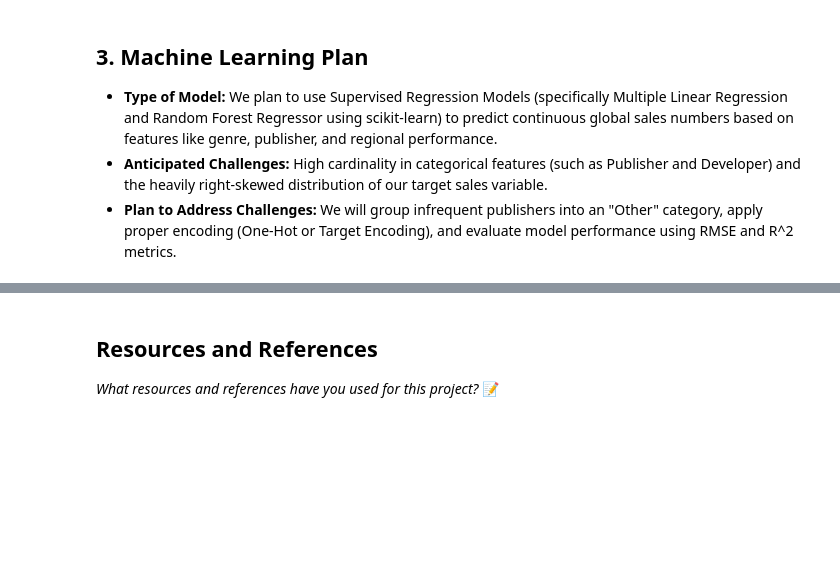
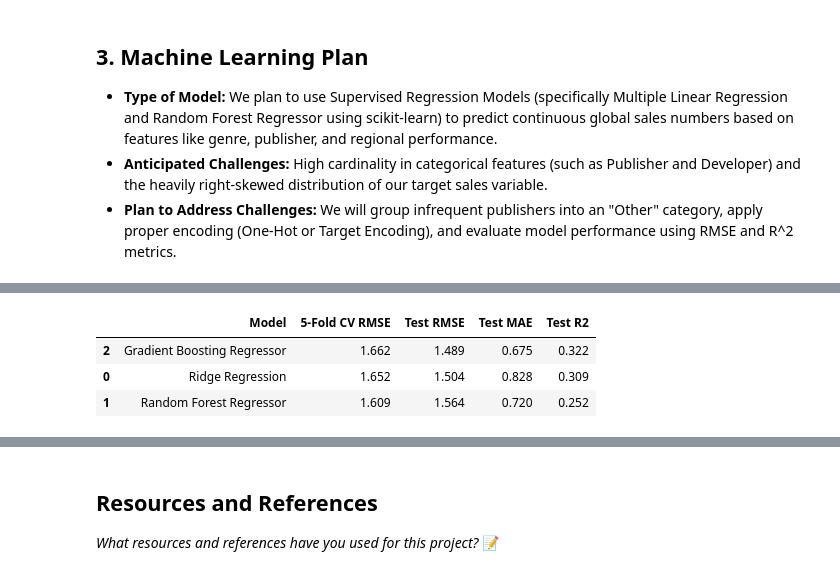
Before and after one commit to IT4063C-Fall2026/data-tech-analytics-final-project-surapanenisairam, a Jupyter notebook: source.ipynb, the cells around one changed output, grey strips where cells are left out. Saved outputs shown, nothing was run; the diff lists cells and outputs as text; code cells hidden in the pictures; blank space fills up the shorter version.

```diff
--- a/source.ipynb
+++ b/source.ipynb
@@ -185,0 +215,92 @@ dtype: int64
+# %%
+import numpy as np
+import pandas as pd
+from sklearn.compose import ColumnTransformer
+from sklearn.ensemble import GradientBoostingRegressor, RandomForestRegressor
+from sklearn.impute import SimpleImputer
+from sklearn.linear_model import Ridge
+from sklearn.metrics import mean_absolute_error, mean_squared_error, r2_score
+from sklearn.model_selection import cross_val_score, train_test_split
+from sklearn.pipeline import Pipeline
+from sklearn.preprocessing import OneHotEncoder, StandardScaler
+
+# 1. Select features and target
+candidate_features = ["Genre_x", "Publisher_x", "Developer", "Year", "Addons"]
+feature_cols = [col for col in candidate_features if col in cleaned_df.columns]
+
+ml_df = cleaned_df.dropna(subset=["Global"]).copy()
+X = ml_df[feature_cols]
+y = ml_df["Global"]
+
+# 2. Split into training (80%) and test (20%) sets
+X_train, X_test, y_train, y_test = train_test_split(
+    X, y, test_size=0.2, random_state=42
+)
+
+print(f"Training samples: {X_train.shape[0]}, Test samples: {X_test.shape[0]}")
+print(f"Features used: {feature_cols}")
+
+# 3. Build preprocessing pipeline (imputation + scaling + categorical encoding)
+numeric_cols = X_train.select_dtypes(include=["number"]).columns.tolist()
+categorical_cols = X_train.select_dtypes(exclude=["number"]).columns.tolist()
+
+numeric_pipeline = Pipeline(steps=[
+    ("imputer", SimpleImputer(strategy="median")),
+    ("scaler", StandardScaler())
+])
+
+categorical_pipeline = Pipeline(steps=[
+    ("imputer", SimpleImputer(strategy="constant", fill_value="Unknown")),
+    ("encoder", OneHotEncoder(handle_unknown="ignore", min_frequency=3))
+])
+
+preprocessor = ColumnTransformer(transformers=[
+    ("num", numeric_pipeline, numeric_cols),
+    ("cat", categorical_pipeline, categorical_cols)
+])
+
+# 4. Define and evaluate multiple models
+models = {
+    "Ridge Regression": Ridge(alpha=1.0),
+    "Random Forest Regressor": RandomForestRegressor(n_estimators=200, random_state=42),
+    "Gradient Boosting Regressor": GradientBoostingRegressor(random_state=42)
+}
+
+metrics_rows = []
+trained_pipelines = {}
+
+for model_name, estimator in models.items():
+    full_pipeline = Pipeline(steps=[
+        ("preprocessor", preprocessor),
+        ("regressor", estimator)
+    ])
+
+    # 5-fold cross-validation RMSE on training set
+    cv_scores = -cross_val_score(
+        full_pipeline,
+        X_train,
+        y_train,
+        cv=5,
+        scoring="neg_root_mean_squared_error"
+    )
+
+    # Fit on full training set and evaluate on held-out test set
+    full_pipeline.fit(X_train, y_train)
+    y_pred = full_pipeline.predict(X_test)
+
+    test_rmse = np.sqrt(mean_squared_error(y_test, y_pred))
+    test_mae = mean_absolute_error(y_test, y_pred)
+    test_r2 = r2_score(y_test, y_pred)
+
+    trained_pipelines[model_name] = full_pipeline
+    metrics_rows.append({
+        "Model": model_name,
+        "5-Fold CV RMSE": round(cv_scores.mean(), 3),
+        "Test RMSE": round(test_rmse, 3),
+        "Test MAE": round(test_mae, 3),
+        "Test R2": round(test_r2, 3)
+    })
+
+results_df = pd.DataFrame(metrics_rows).sort_values(by="Test RMSE", ascending=True)
+display(results_df)
+# %% [output]
@@ -185,0 +309,4 @@ dtype: int64
+|  | Model | 5-Fold CV RMSE | Test RMSE | Test MAE | Test R2 |
+| 2 | Gradient Boosting Regressor | 1.662 | 1.489 | 0.675 | 0.322 |
+| 0 | Ridge Regression | 1.652 | 1.504 | 0.828 | 0.309 |
+| 1 | Random Forest Regressor | 1.609 | 1.564 | 0.720 | 0.252 |
```
Also changed, not shown: parts of 5 cells of this notebook.
